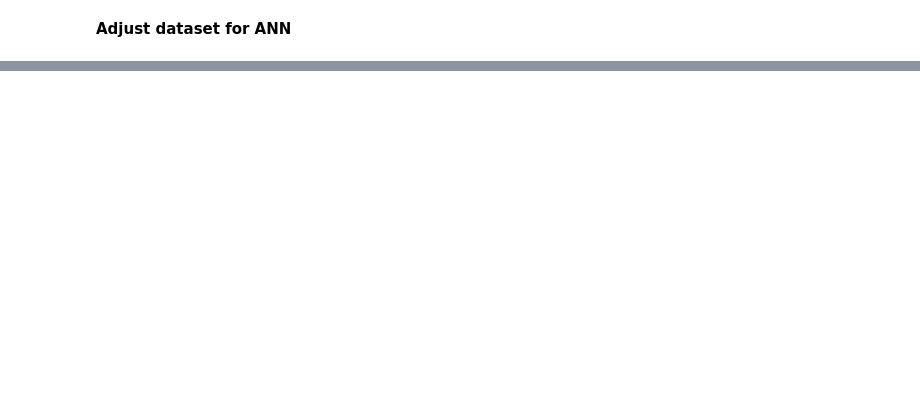
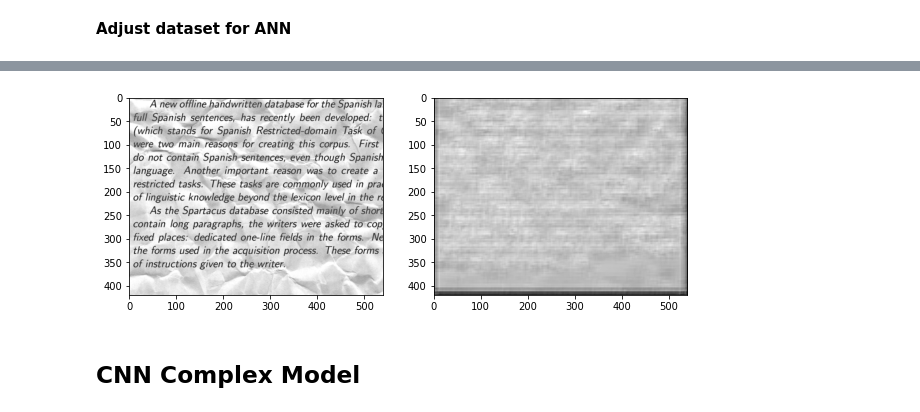
Before and after one commit to shivam-kislay/ATMTransaction, a Jupyter notebook: ShivamKislayAssignment.ipynb, the cells around one changed output, grey strips where cells are left out. Drawn from its saved outputs; the diff is of its cells as text; code cells hidden in the pictures; blank space fills up the shorter version.

```diff
--- a/ShivamKislayAssignment.ipynb
+++ b/ShivamKislayAssignment.ipynb
@@ -1020,0 +1028,24 @@ plt.show()
+# %%
+input_img = tf.keras.layers.Input(shape=(420, 540, 1)) # adapt this if using `channels_first` image data format
+
+x = tf.keras.layers.Conv2D(16, (3, 3), activation='relu', padding='same')(input_img)
+x = tf.keras.layers.MaxPooling2D((2, 2), padding='same')(x)
+x = tf.keras.layers.Conv2D(8, (3, 3), activation='relu', padding='same')(x)
+x = tf.keras.layers.MaxPooling2D((2, 2), padding='same')(x)
+x = tf.keras.layers.Conv2D(8, (3, 3), activation='relu', padding='same')(x)
+encoded = tf.keras.layers.MaxPooling2D((2, 2), padding='same')(x)
+
+# at this point the representation is (4, 4, 8) i.e. 128-dimensional
+
+x = tf.keras.layers.Conv2D(8, (3, 3), activation='relu', padding='same')(encoded)
+x = tf.keras.layers.UpSampling2D((2, 2))(x)
+x = tf.keras.layers.Conv2D(8, (3, 3), activation='relu', padding='same')(x)
+x = tf.keras.layers.UpSampling2D((2, 2))(x)
+x = tf.keras.layers.Conv2D(16, (3, 3), activation='relu')(x)
+x = tf.keras.layers.UpSampling2D((2, 2))(x)
+decoded = tf.keras.layers.Conv2D(1, (3, 3), activation='sigmoid', padding='same')(x)
+
+basic_autoencoder = tf.keras.models.Model(input_img, decoded)
+basic_autoencoder.compile(optimizer='adadelta', loss= 'binary_crossentropy', metrics=[RootMeanSquaredError()])
+basic_autoencoder.summary()
+y_valid.shape
@@ -1020,0 +1071,4 @@ plt.show()
+# %%
+basic_autoencoder.fit(X_train, y_train, epochs=100, batch_size=8,
+                shuffle=True, validation_data=(X_valid, y_valid),
+                callbacks=[tf.keras.callbacks.TensorBoard(log_dir='./tmp/autoencoder')])
@@ -1020,0 +1094,10 @@ plt.show()
+# %%
+predicted_label_basic_cnn = np.squeeze(basic_autoencoder.predict(T))
+f, ax = plt.subplots(1,2, figsize=(10,8))
+ax[0].imshow(T[1].reshape(420,540) , cmap='gray')
+ax[1].imshow(predicted_label_basic_cnn[1].reshape(420,540), cmap='gray')
+plt.show()
+# %% [output]
+[figure, added]
+# %% [markdown]
+## **CNN Complex Model**
```
Also changed, not shown: parts of 10 cells of this notebook.
